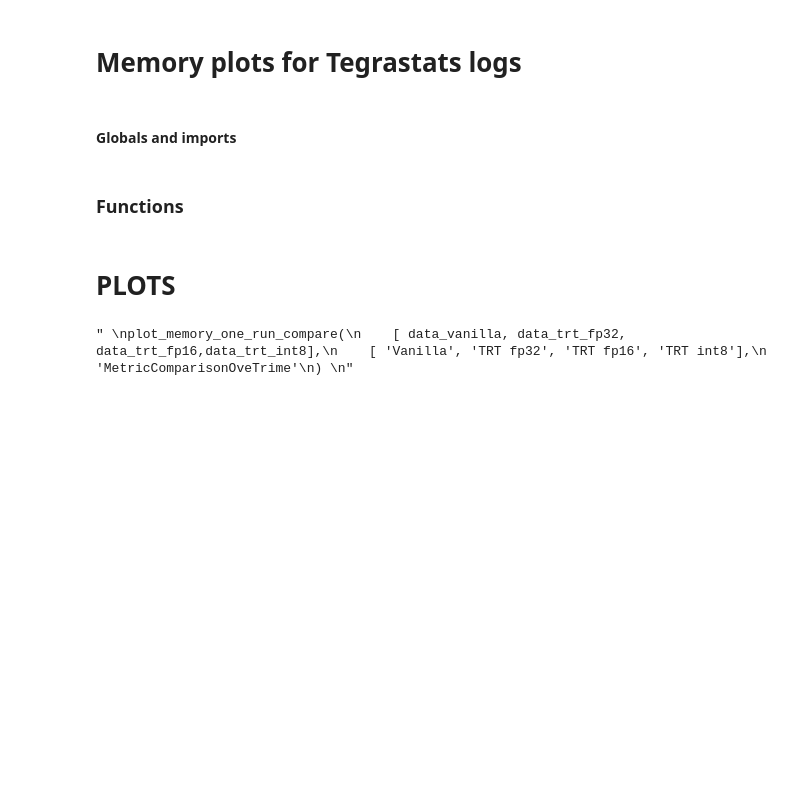
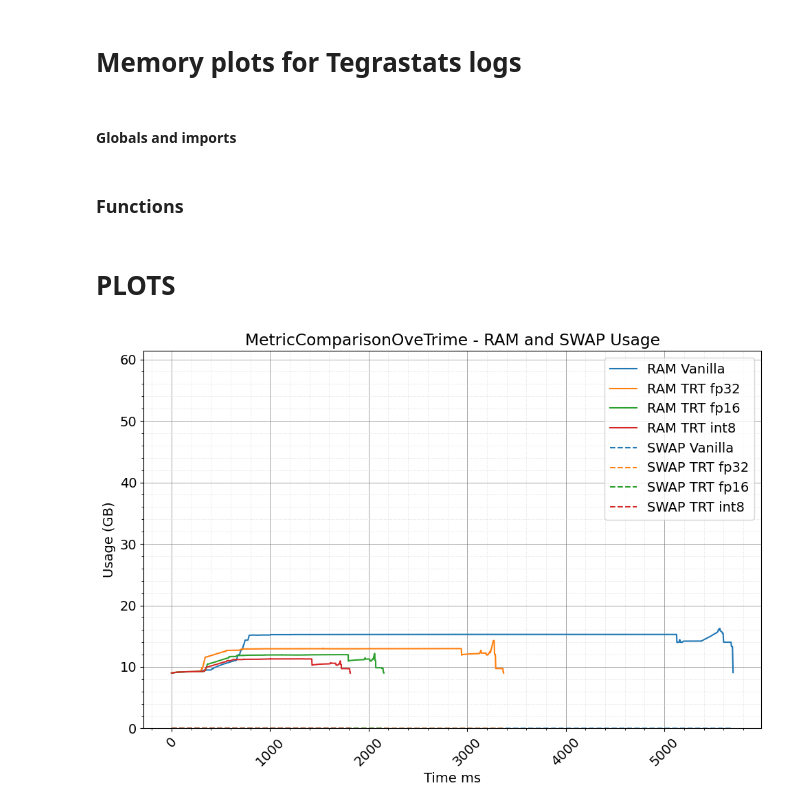
Before and after one commit to Juanx65/ArtTRT, a Jupyter notebook: post_processing/plot_memory_from_tegrastats_logs.ipynb, the cells around one changed output. Saved outputs shown, nothing was run; the diff lists cells and outputs as text; code cells hidden in the pictures; blank space fills up the shorter version.

```diff
--- a/post_processing/plot_memory_from_tegrastats_logs.ipynb
+++ b/post_processing/plot_memory_from_tegrastats_logs.ipynb
@@ -66,7 +66,7 @@ def read_data(file_path):
                 time_ms += 1 # estamos probando tegrastats a una taza de sampleo de 1 ms
     return data
 # %%
-def plot_memory_one_run_compare(metrics, labels, title):
+def plot_memory_raw(metrics, labels, title):
     # Extraer maxRAM y maxSWAP de los datos (asumiendo que son constantes)
     maxRAM = metrics[0]['maxRAM'] / 1024  # Convertir de MB a GB
     maxSWAP = metrics[0]['maxSWAP'] / 1024  # Convertir de MB a GB
@@ -262,27 +499,30 @@ def plot_memory_batch_size_compare_with_PM(data_dicts_pm, batch_sizes):
 # %% [markdown]
 # PLOTS
 # %%
-# Leer datos de cada optimización
+# MEMORY PLOT OVER TIME
 
 PLATFORM = 'orin_agx'
+NETWORK = 'resnet152'
+BATCH_SIZE = '256'
 POWER_MODE = 'PM2'
-NETWORK = 'resnet50'
-BATCH_SIZE = '256'
+BUILD_TYPE = 'dynamic'
+OPLVL = 'OPLVL3'
 
-data_vanilla =  read_data(f'../outputs/tegrastats_log/tegrastats_log_{PLATFORM}/vanilla_{NETWORK}_bs_{BATCH_SIZE}_{POWER_MODE}.txt')
-data_trt_fp32 = read_data(f'../outputs/tegrastats_log/tegrastats_log_{PLATFORM}/fp32_{NETWORK}_bs_{BATCH_SIZE}_{POWER_MODE}.txt')
-data_trt_fp16 = read_data(f'../outputs/tegrastats_log/tegrastats_log_{PLATFORM}/fp16_{NETWORK}_bs_{BATCH_SIZE}_{POWER_MODE}.txt')
-data_trt_int8  = read_data(f'../outputs/tegrastats_log/tegrastats_log_{PLATFORM}/int8_{NETWORK}_bs_{BATCH_SIZE}_{POWER_MODE}.txt')
+data_vanilla =  read_data(f'../outputs/tegrastats_log/tegrastats_log_{PLATFORM}/vanilla_{NETWORK}_bs_{BATCH_SIZE}_{POWER_MODE}_{BUILD_TYPE}_{OPLVL}.txt')
+data_trt_fp32 = read_data(f'../outputs/tegrastats_log/tegrastats_log_{PLATFORM}/fp32_{NETWORK}_bs_{BATCH_SIZE}_{POWER_MODE}_{BUILD_TYPE}_{OPLVL}.txt')
+data_trt_fp16 = read_data(f'../outputs/tegrastats_log/tegrastats_log_{PLATFORM}/fp16_{NETWORK}_bs_{BATCH_SIZE}_{POWER_MODE}_{BUILD_TYPE}_{OPLVL}.txt')
+data_trt_int8 = read_data(f'../outputs/tegrastats_log/tegrastats_log_{PLATFORM}/int8_{NETWORK}_bs_{BATCH_SIZE}_{POWER_MODE}_{BUILD_TYPE}_{OPLVL}.txt')
 # Graficar los datos
-"""
-plot_memory_one_run_compare(
+
+
+plot_memory_raw(
     [ data_vanilla, data_trt_fp32, data_trt_fp16,data_trt_int8],
     [ 'Vanilla', 'TRT fp32', 'TRT fp16', 'TRT int8'],
     'MetricComparisonOveTrime'
 )
-"""
+
 #[ data_vanilla, data_trt_fp32, data_trt_fp16, data_trt_int8],
 #[ 'Vanilla', 'TRT fp32', 'TRT fp16', 'TRT INT8'],
 # %% [output]
-" \nplot_memory_one_run_compare(\n    [ data_vanilla, data_trt_fp32, data_trt_fp16,data_trt_int8],\n    [ 'Vanilla', 'TRT fp32', 'TRT fp16', 'TRT int8'],\n    'MetricComparisonOveTrime'\n) \n"
+[figure, added]
 # %%
```
Also changed, not shown: parts of 9 cells of this notebook.
